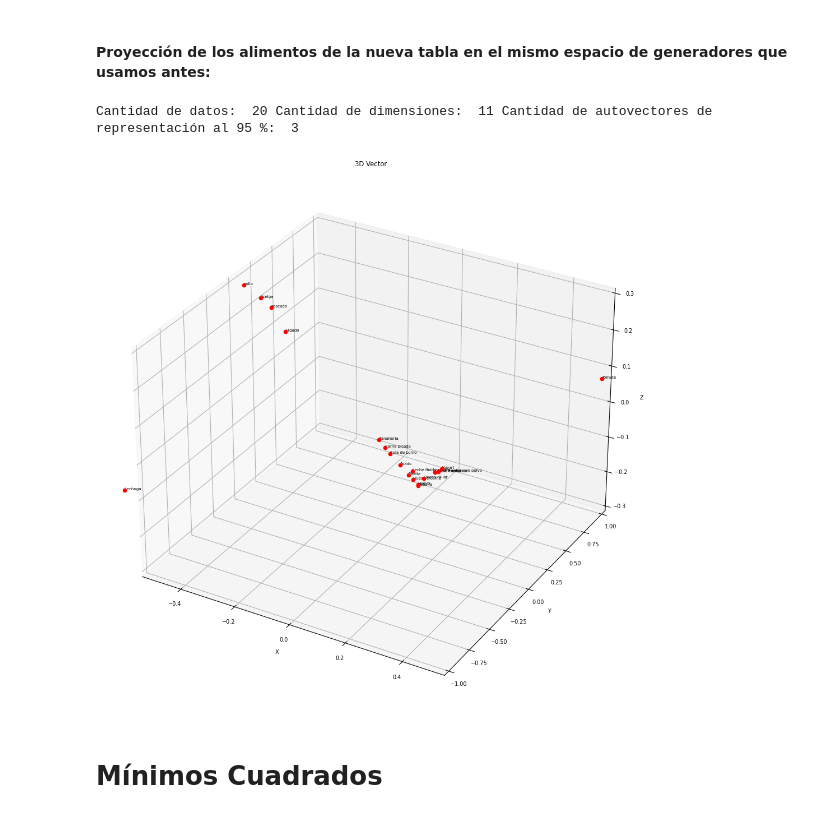
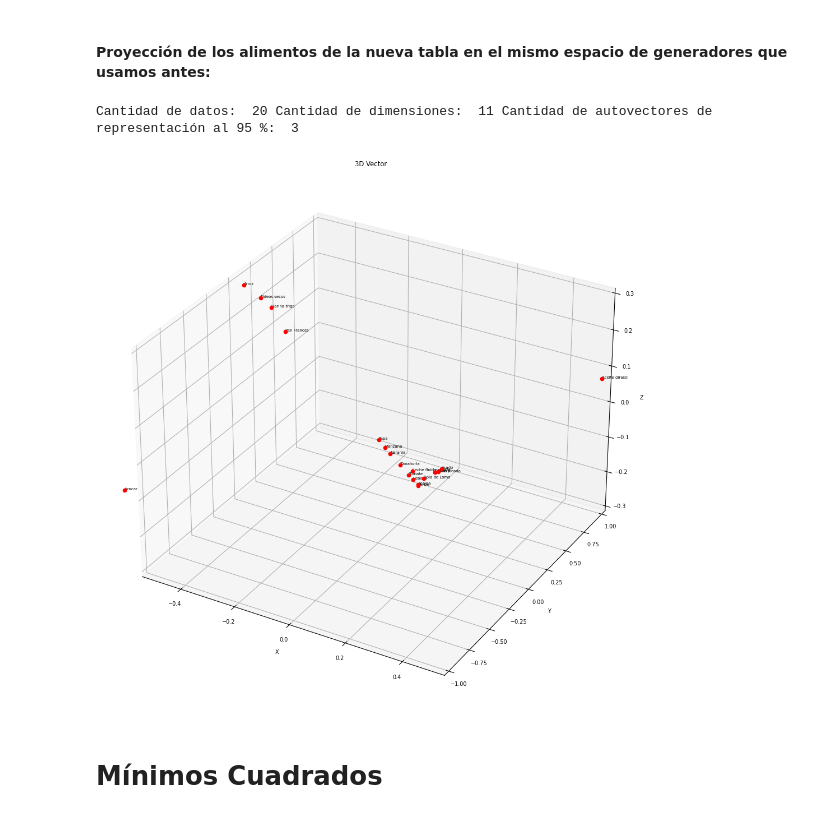
Before and after one commit to pedrobergaglio/algebra-lineal-computacional-2024, a Jupyter notebook: Enunciado TP2 y datos-20240601/Resolución.ipynb, the cells around one changed output. Drawn from its saved outputs; the diff is of its cells as text; code cells hidden in the pictures.

```diff
--- a/Enunciado TP2 y datos-20240601/Resolución.ipynb
+++ b/Enunciado TP2 y datos-20240601/Resolución.ipynb
@@ -366,7 +379,7 @@ consumidores_libres.head()
 #### Proyección de los alimentos de la nueva tabla en el mismo espacio de generadores que usamos antes:
 # %%
 
-#escribimos a mano los productos de la canasta básica (como están escritos ahí) que están en la tabla nutricional
+#escribimos a mano los productos de la canasta básica (como están escritos ahí) que están en la tabla de consumidores
 productos = ['Aceite girasol', 'Arroz', 'Azucar', 'Fideos secos', 'Harina trigo', 'Huevo', 'Pan Frances', 'Leche fluida entera', 'Yerba', 'Zanahoria', 'Tomate', 'Cebolla', 'Papa', 'Acelga', 'Naranja', 'Manzana', 'Bola de Lomo', 'Asado', 'Paleta ', 'Carne picada']
 no_estan = ['BERENJENAS']
 
@@ -374,6 +387,8 @@ no_estan = ['BERENJENAS']
 tabla_nutricional_matriz = tabla_nutricional.copy()
 #filtro los productos que no están en la tabla nutricional
 tabla_nutricional_matriz = tabla_nutricional_matriz[tabla_nutricional_matriz['Alimento'].isin(productos)]
+
+alimentos_lista = tabla_nutricional_matriz['Alimento'].to_numpy()
 #saco los alimentos para tener sólo números
 tabla_nutricional_matriz = tabla_nutricional_matriz.drop('Alimento', axis='columns')
 #dividimos por la media para que los valores sean comparables
@@ -404,35 +419,35 @@ plt.rcParams['figure.figsize'] = [10, 10]
 
 # Create the figure and axis
 fig = plt.figure()
 ax = fig.add_subplot(111, projection='3d')
 
 for i in range(cantidad):
     proyecciones[i, :] = X[:,i] @ V[:,0:M]
 
     # ploteamos el vector como un punto
     ax.scatter(proyecciones[i, 0], proyecciones[i, 1], proyecciones[i, 2], c='r', marker='o')
-    ax.text(proyecciones[i, 0], proyecciones[i, 1], proyecciones[i, 2], alimentos_arr[i], size=5, zorder=1, color='k')
+    ax.text(proyecciones[i, 0], proyecciones[i, 1], proyecciones[i, 2], alimentos_lista[i], size=5, zorder=1, color='k')
 
 # nombre a los ejes y titulo del grafico
 ax.set_xlabel('X')
 ax.set_ylabel('Y')
 ax.set_zlabel('Z')
 ax.set_title('3D Vector')
 
 # definimos los limites para los ejes
 ax.set_xlim([-max(proyecciones[:, 0]), max(proyecciones[:, 0])])
 ax.set_ylim([-max(proyecciones[:, 1]), max(proyecciones[:, 1])])
 ax.set_zlim([-max(proyecciones[:, 2]), max(proyecciones[:, 2])])
 #ax.set_xlim([-max(proyecciones[:, 0])-1, max(proyecciones[:, 0])+1])
 #ax.set_ylim([-max(proyecciones[:, 1])-1, max(proyecciones[:, 1])+1])
 #ax.set_zlim([-max(proyecciones[:, 2])-1, max(proyecciones[:, 2])+1])
 
 # Show the plot
 plt.tight_layout()
 plt.show()
 # %% [output]
 Cantidad de datos:  20 Cantidad de dimensiones:  11 Cantidad de autovectores de representación al 95 %:  3
-[figure, old version]
+[figure, new version]
 # %% [markdown]
 # Mínimos Cuadrados
 # %% [markdown]
```
Also changed, not shown: parts of 47 cells of this notebook, 2 other files.
